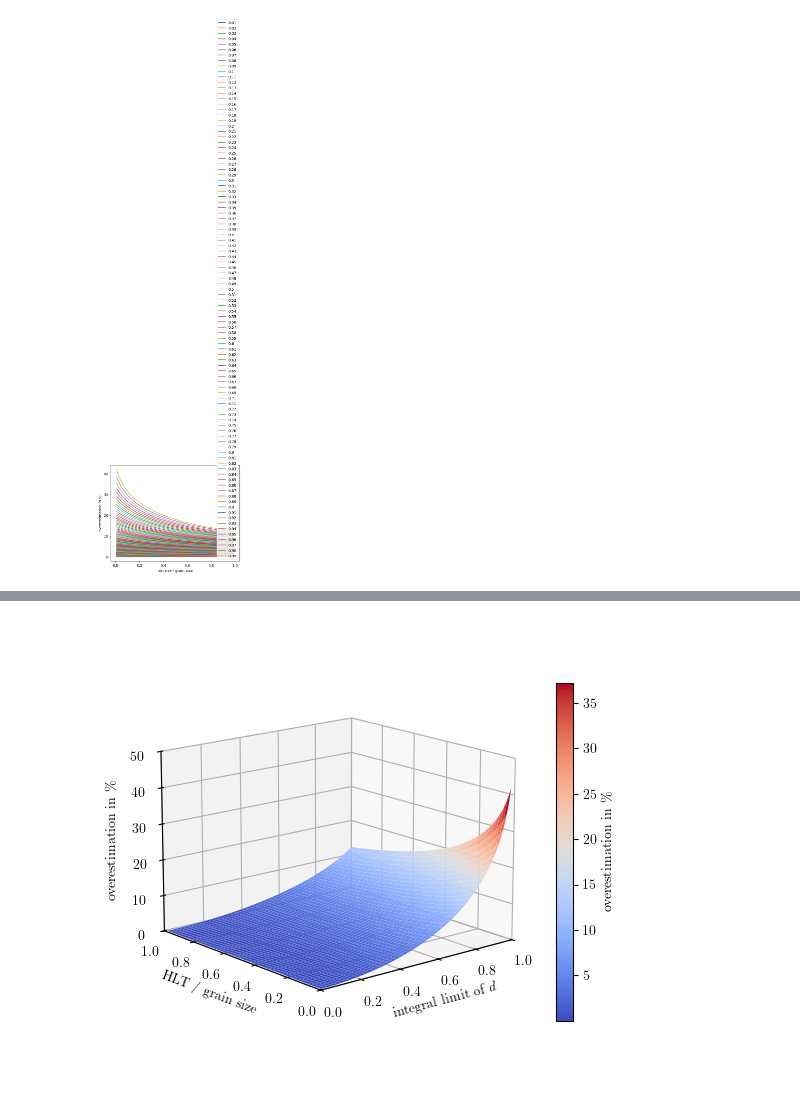
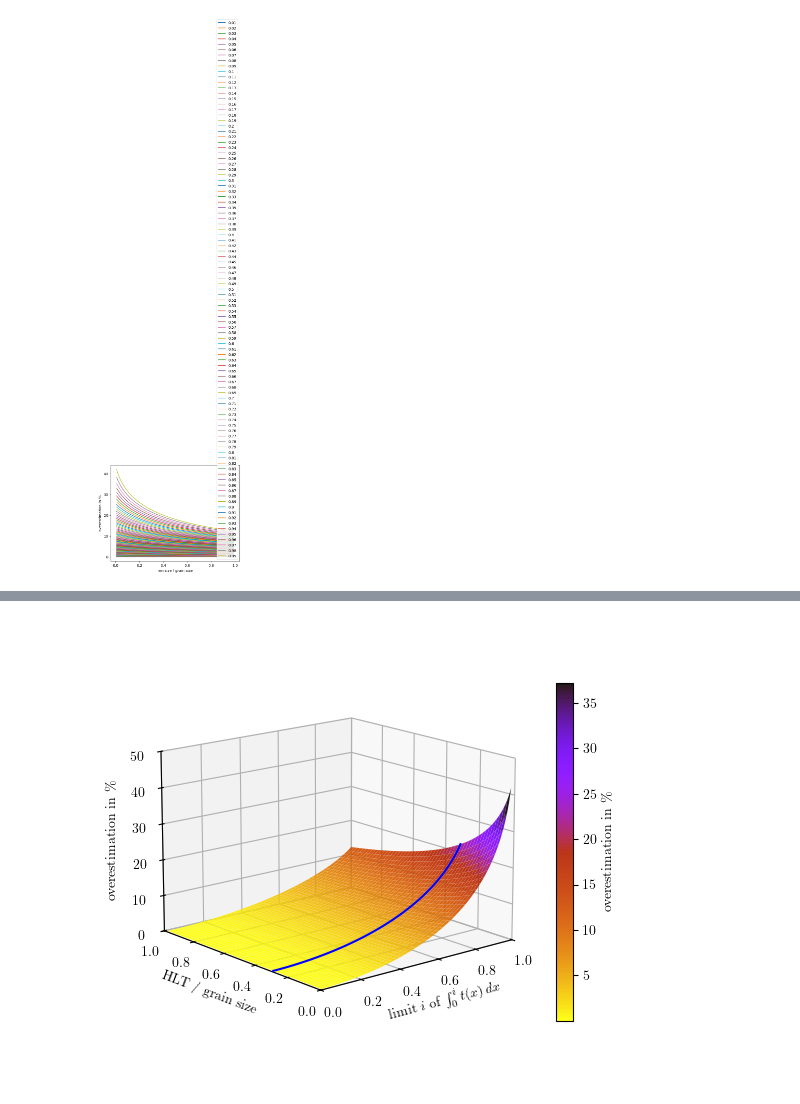
Before and after one commit to kleinerELM/Dissertation, a Jupyter notebook: figures/hydrate-rim/graph/sectioning_graphs.ipynb, the cells around one changed output, grey strips where cells are left out. Saved outputs shown, nothing was run; the diff lists cells and outputs as text; code cells hidden in the pictures.

Commit message:
improved sectioning figures and rudimentarly described what they show.

```diff
--- a/figures/hydrate-rim/graph/sectioning_graphs.ipynb
+++ b/figures/hydrate-rim/graph/sectioning_graphs.ipynb
@@ -32,11 +32,12 @@ for j in range(1,100,1):
 	x_line = []
 	y_line = []
 	z_line = []
+	results[i_stop] = {}
 	for i in range(1, steps):
 		rim = i/steps
 		I = quad(integrand, i_start, i_stop, args=(grain, rim))
 		z = I[0]/(rim*(i_stop-i_start)) * 100 - 100
-		results[rim] = z
+		results[i_stop][rim] = z
 		x_line.append(rim)
 		y_line.append(i_stop)
 		z_line.append(z)
@@ -44,7 +45,7 @@ for j in range(1,100,1):
 	Y.append(y_line)
 	Z.append(z_line)
 
-	plt.plot(results.keys(), results.values(), label=i_stop)
+	plt.plot(results[i_stop].keys(), results[i_stop].values(), label=i_stop)
 
 X = np.array(X)
 Y = np.array(Y)
@@ -56,3 +57,9 @@ plt.ylabel('overestimation in %')
 plt.show()
 # %% [output]
 [figure]
+# %%
+rim_s = 0.3
+p = int( rim_s*100-1 )
+
+if (X[0][p] == rim_s): print("found selected rim_s value {}".format(rim_s))
+print(p, Y[:,p])
@@ -59,33 +76,36 @@ plt.show()
 # %%
+
 plt.rcParams.update({
     "text.usetex": True,
     "font.family": "Computer Modern Roman"
 })
 
 fig = plt.figure()#figsize=(12, 4)
 ax = fig.add_subplot(projection='3d')
 
 ax.invert_yaxis()
 ax.view_init(elev=15, azim=-130)
 
 # Plot a basic wireframe.
-surf = ax.plot_surface(Y, X, Z, cmap=cm.coolwarm, antialiased=True)
+surf = ax.plot_surface(Y, X, Z, cmap=cm.gnuplot_r, antialiased=True,rasterized=False, edgecolor='none', alpha=0.9)
+ax.plot3D(np.array([Y[:,p]]), np.array([X[:,p]]), np.array([Z[:,p]]), color='blue',zorder=3)
 
 #ax.plot_wireframe(X, Y, Z, rstride=1, cstride=10)
 #ax.plot_wireframe(X, Y, Z, linewidth=.5, rstride=1, cstride=10, alpha=0.7, edgecolor='royalblue')
 #ax.contourf(X, Y, Z, zdir='x', offset=0, cmap='coolwarm')
 #ax.contourf(X, Y, Z, zdir='y', offset=1, cmap='coolwarm')
 #ax.contourf(X, Y, Z, zdir='z', offset=0, cmap='coolwarm')
 
 ax.set(xlim=(0,1), ylim=(0,1), zlim=(0,50),
-       xlabel='integral limit of $i$', ylabel='HLT / grain size')
+       xlabel='limit $i$ of $\int_{0}^{i} t(x) \,dx$', ylabel='HLT / grain size')
 fig.colorbar(surf, shrink=0.75, aspect=20, pad=0.00, label='overestimation in \%')
 ax.zaxis.set_rotate_label(False)  # disable automatic rotation
 ax.set_zlabel('overestimation in \%', rotation=90)
 ax.set_box_aspect(aspect=None, zoom=0.86)
+
 plt.tight_layout()
 plt.savefig('../sectioning_overestimation.svg')
 plt.savefig('../sectioning_overestimation.pdf')
 plt.show()
 # %% [output]
-[figure, old version]
+[figure, new version]
```
Also changed, not shown: parts of 1 cell of this notebook, 4 other files.
